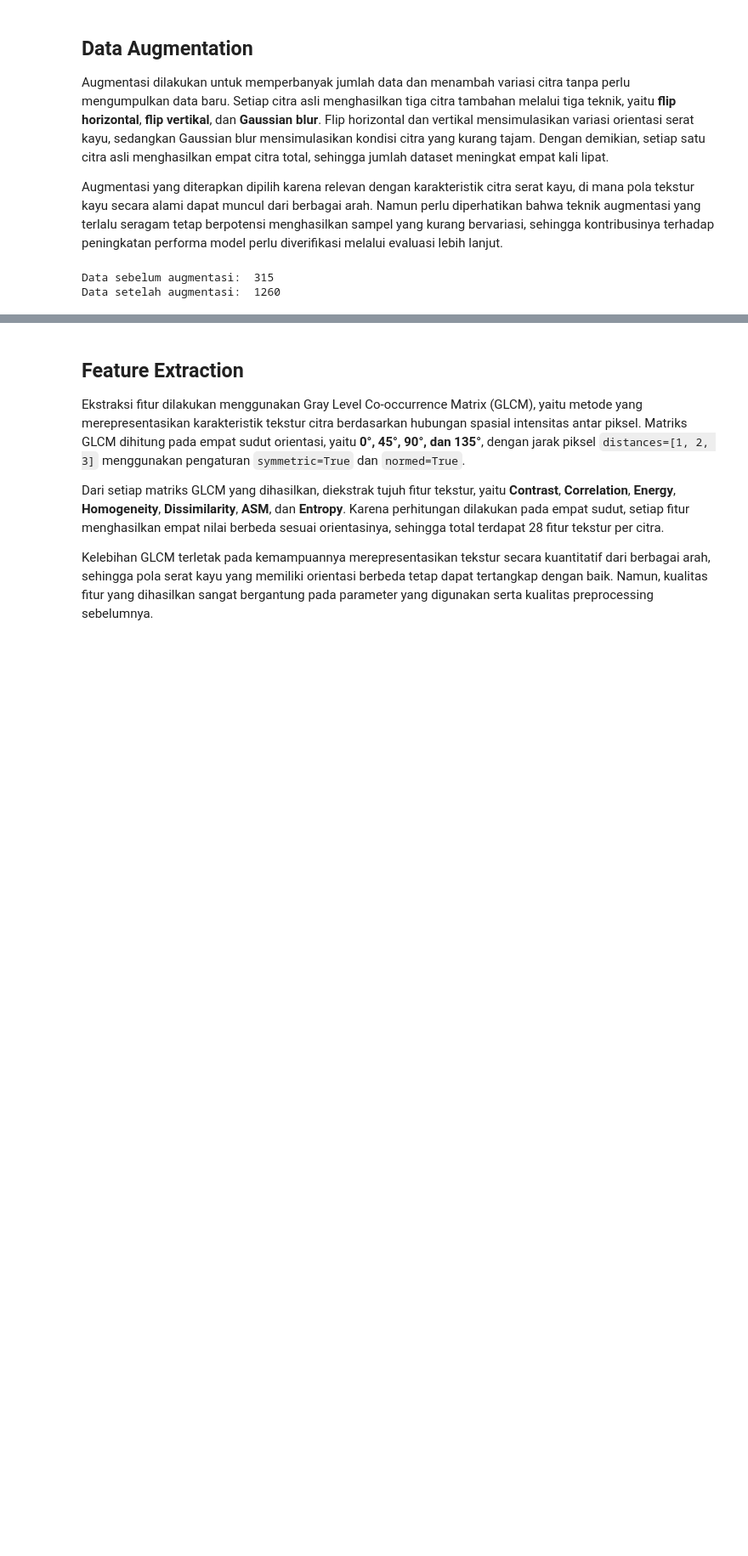
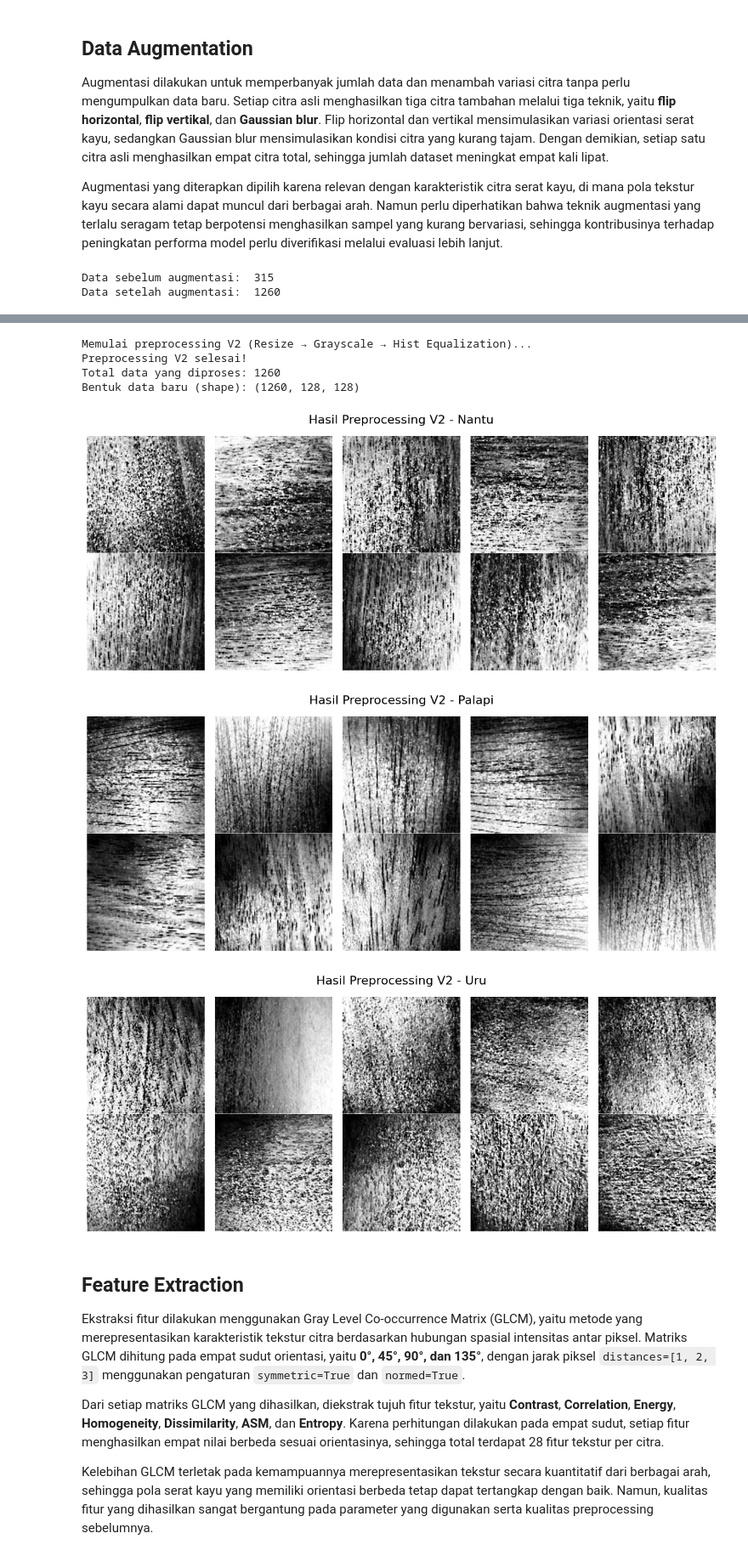
Before and after one commit to Sagos4321/PCD-Project-Kelompok-3, a Jupyter notebook: Percobaan2.ipynb, the cells around one changed output, grey strips where cells are left out. Shown at 85% size. Cells and saved outputs as stored; diff of their text form; code cells hidden in the pictures; blank space fills up the shorter version.

Commit message:
perbaikan percobaan 2

```diff
--- a/Percobaan2.ipynb
+++ b/Percobaan2.ipynb
@@ -191,3 +141,46 @@ Data setelah augmentasi:  1260
+# %%
+print("Memulai preprocessing V2 (Resize → Grayscale → Hist Equalization)...")
+data_preprocessed_v2 = np.array([preprocess_image_v2(img) for img in data_augmented])
+
+print(f"Preprocessing V2 selesai!")
+print(f"Total data yang diproses: {len(data_preprocessed_v2)}")
+print(f"Bentuk data baru (shape): {data_preprocessed_v2.shape}")
+# %% [output]
+Memulai preprocessing V2 (Resize → Grayscale → Hist Equalization)...
+Preprocessing V2 selesai!
+Total data yang diproses: 1260
+Bentuk data baru (shape): (1260, 128, 128)
+# %%
+def percobaan2(img):
+    img_resize = resize_img(img, (256, 256))
+    img_gray = grayscale_filter(img_resize)
+    img_histogram = histogram_equalization(img_gray)
+    return img_histogram
+
+dataPreprocessed = [percobaan2(img) for img in data]
+
+unique_labels = sorted(set(labels))
+
+for label in unique_labels:
+    idxs = [j for j, l in enumerate(labels) if l == label]
+
+    fig, axs = plt.subplots(2, 5, figsize=(12, 5))
+    fig.suptitle(f'Hasil Preprocessing V2 - {label}', fontsize=16)
+
+    for k in range(10):
+        row = k // 5
+        col = k % 5
+        ax = axs[row][col]
+        ax.imshow(dataPreprocessed[idxs[k]], cmap='gray')
+        ax.axis('off')
+
+    plt.tight_layout()
+    plt.subplots_adjust(top=0.9)
+    plt.show()
+# %% [output]
+[figure, added]
+[figure, added]
+[figure, added]
 # %% [markdown]
 ## Feature Extraction
 
```
Also changed, not shown: parts of 33 cells of this notebook, 1 other file.
